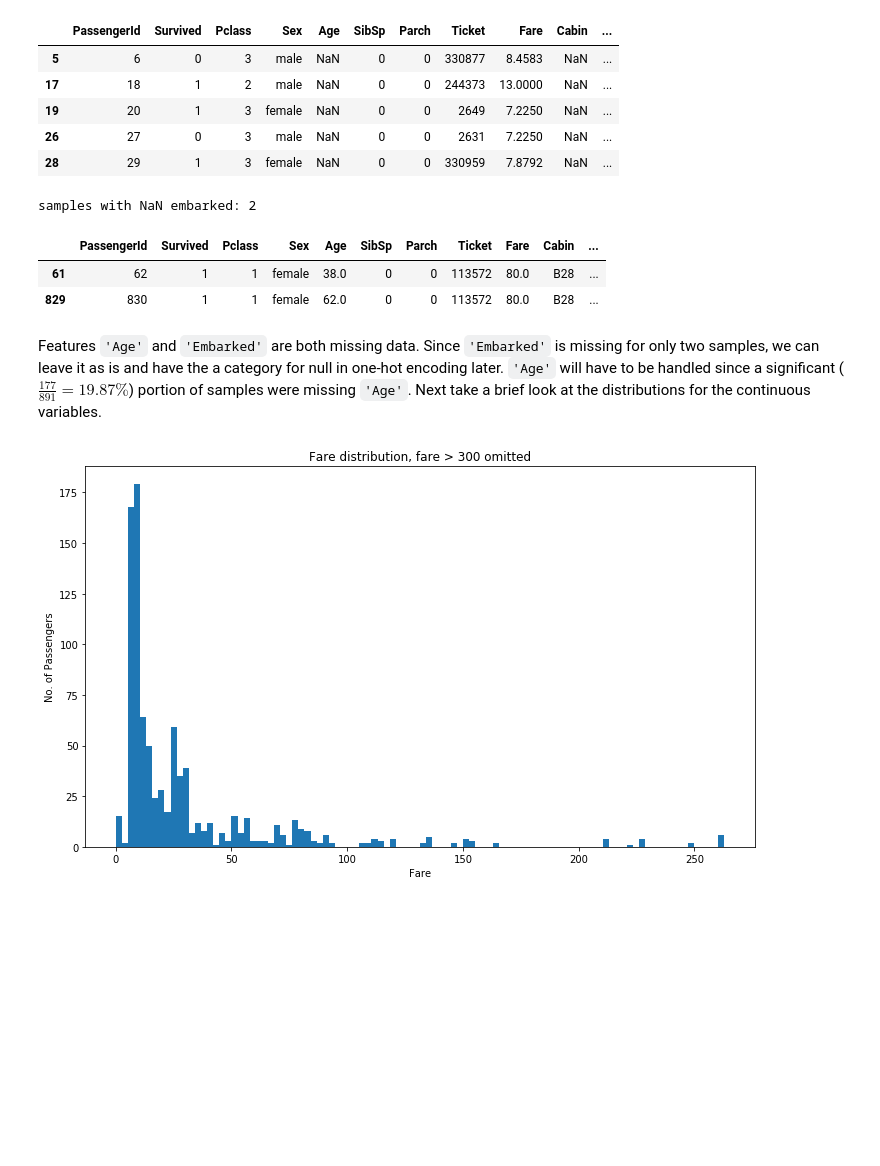
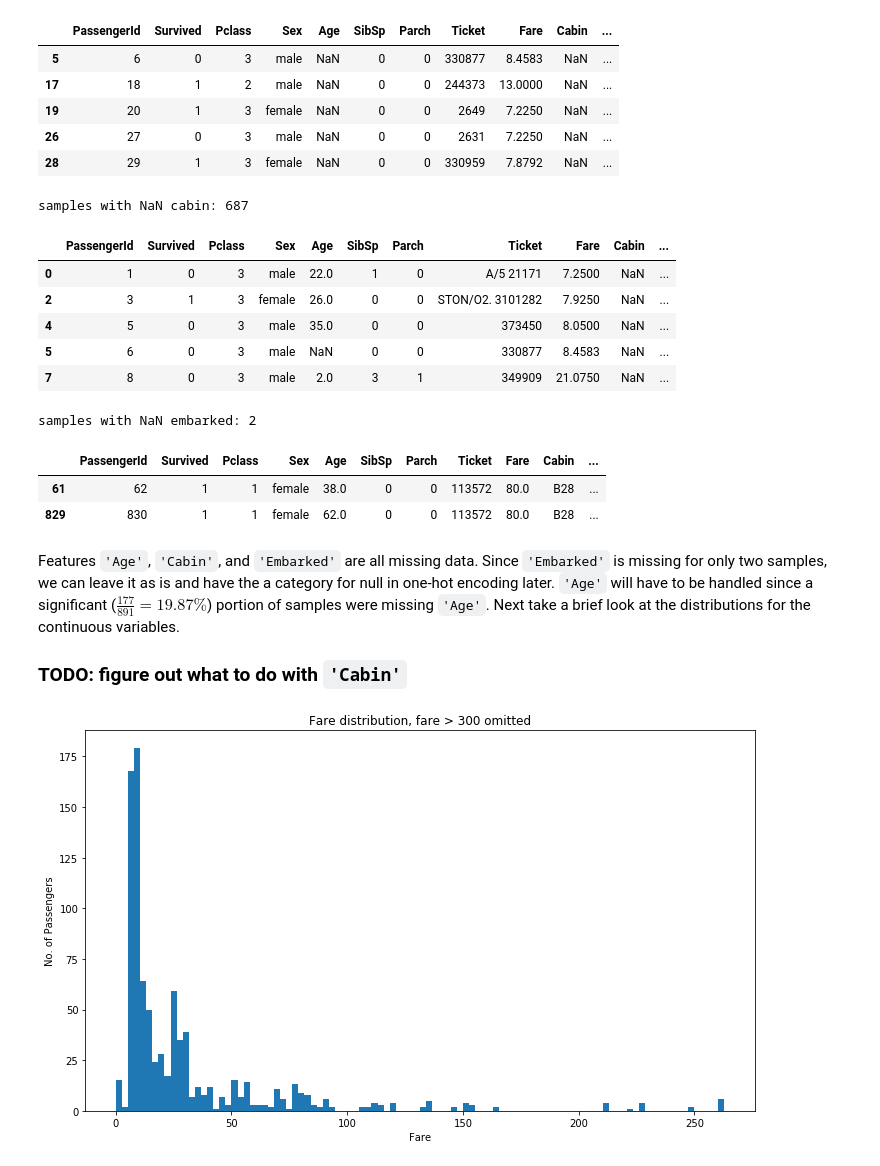
Before and after one commit to c1rowe/titanic, a Jupyter notebook: titanic_ml.ipynb, the cells around one changed output. Saved outputs shown, nothing was run; the diff lists cells and outputs as text; code cells hidden in the pictures; blank space fills up the shorter version.

```diff
--- a/titanic_ml.ipynb
+++ b/titanic_ml.ipynb
@@ -79,6 +79,17 @@ samples with NaN age: 177
 | 19 | 20 | 1 | 3 | female | NaN | 0 | 0 | 2649 | 7.2250 | NaN | ... |
 | 26 | 27 | 0 | 3 | male | NaN | 0 | 0 | 2631 | 7.2250 | NaN | ... |
 | 28 | 29 | 1 | 3 | female | NaN | 0 | 0 | 330959 | 7.8792 | NaN | ... |
+# %%
+print('samples with NaN cabin: ' + str(train_df[train_df['Cabin'].isnull()].shape[0]))
+train_df[train_df['Cabin'].isnull()].head()
+# %% [output]
+samples with NaN cabin: 687
+|  | PassengerId | Survived | Pclass | Sex | Age | SibSp | Parch | Ticket | Fare | Cabin | ... |
+| 0 | 1 | 0 | 3 | male | 22.0 | 1 | 0 | A/5 21171 | 7.2500 | NaN | ... |
+| 2 | 3 | 1 | 3 | female | 26.0 | 0 | 0 | STON/O2. 3101282 | 7.9250 | NaN | ... |
+| 4 | 5 | 0 | 3 | male | 35.0 | 0 | 0 | 373450 | 8.0500 | NaN | ... |
+| 5 | 6 | 0 | 3 | male | NaN | 0 | 0 | 330877 | 8.4583 | NaN | ... |
+| 7 | 8 | 0 | 3 | male | 2.0 | 3 | 1 | 349909 | 21.0750 | NaN | ... |
 # %%
 print('samples with NaN embarked: ' + str(train_df[train_df['Embarked'].isnull()].shape[0]))
 train_df[train_df['Embarked'].isnull()].head()
@@ -88,7 +99,9 @@ samples with NaN embarked: 2
 | 61 | 62 | 1 | 1 | female | 38.0 | 0 | 0 | 113572 | 80.0 | B28 | ... |
 | 829 | 830 | 1 | 1 | female | 62.0 | 0 | 0 | 113572 | 80.0 | B28 | ... |
 # %% [markdown]
-Features `'Age'` and `'Embarked'` are both missing data. Since `'Embarked'` is missing for only two samples, we can leave it as is and have the a category for null in one-hot encoding later. `'Age'` will have to be handled since a significant ($\frac{177}{891} = 19.87\%$) portion of samples were missing `'Age'`. Next take a brief look at the distributions for the continuous variables.
+Features `'Age'`, `'Cabin'`, and `'Embarked'` are all missing data. Since `'Embarked'` is missing for only two samples, we can leave it as is and have the a category for null in one-hot encoding later. `'Age'` will have to be handled since a significant ($\frac{177}{891} = 19.87\%$) portion of samples were missing `'Age'`. Next take a brief look at the distributions for the continuous variables.
+
+### TODO: figure out what to do with `'Cabin'`
 # %%
 plt.figure(figsize=(12,7))
 plt.hist(train_df[train_df['Fare'] < 300]['Fare'] , bins=100)
```
Also changed, not shown: parts of 13 cells of this notebook.
